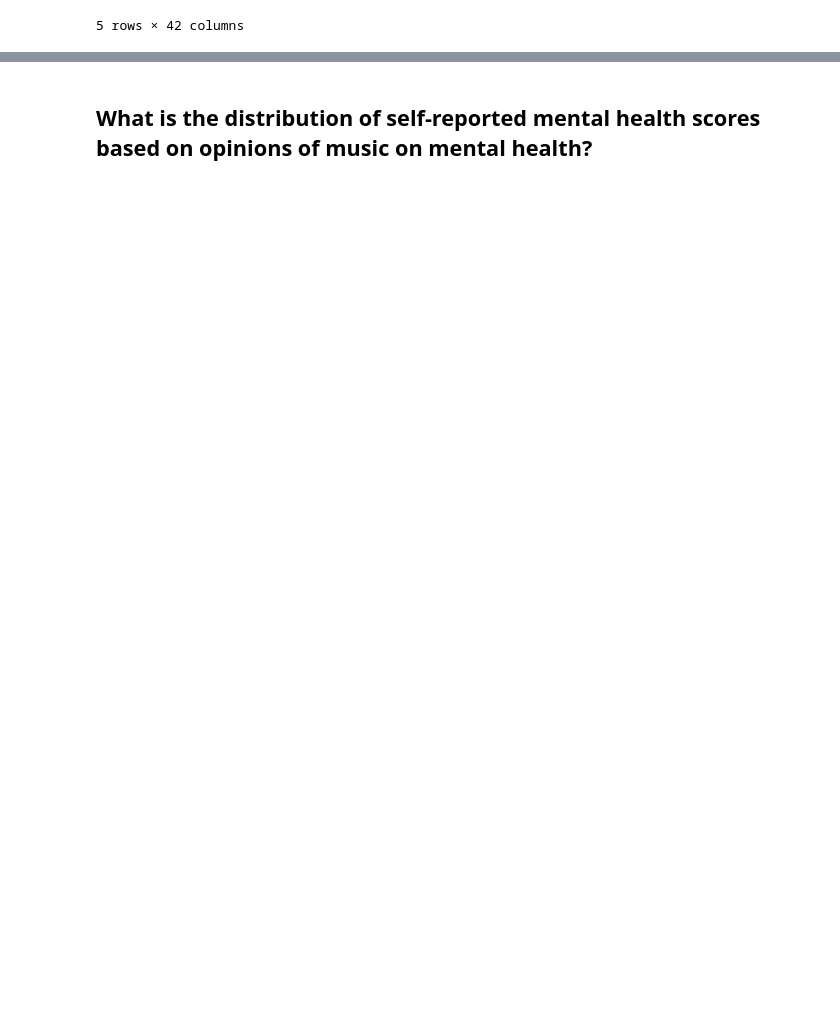
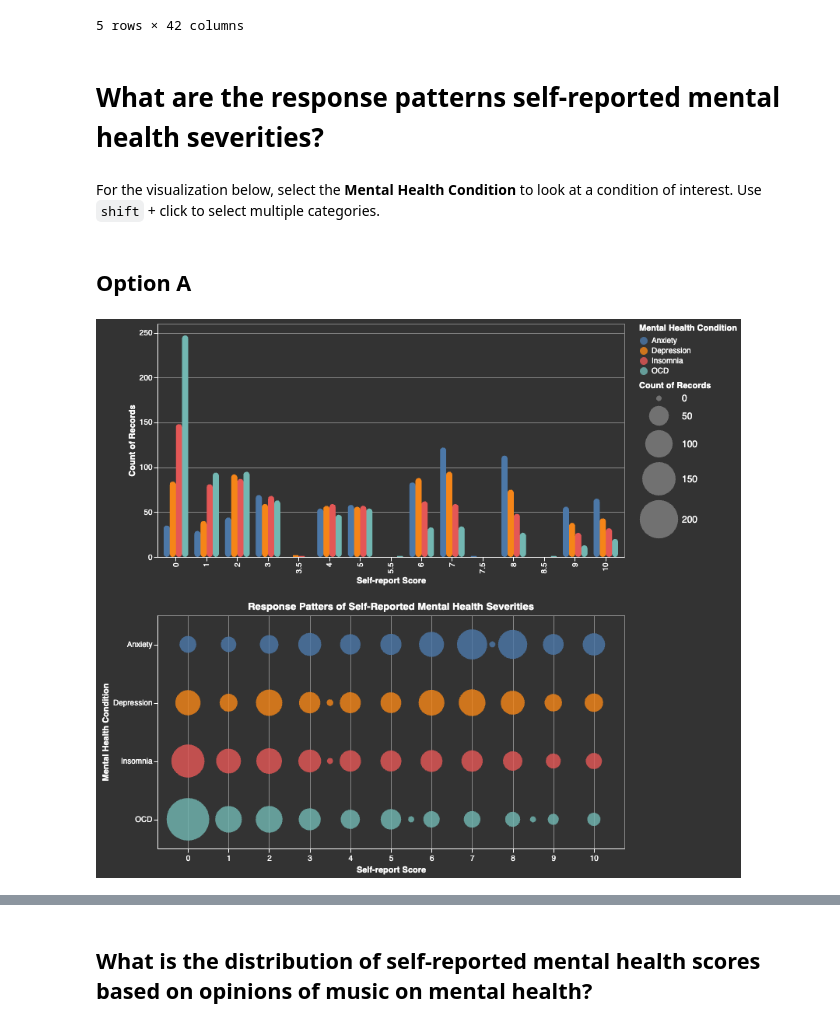
Before and after one commit to ubc-dsci320-2024w2/project-team_fabfour, a Jupyter notebook: ungraded/charts_Jessica.ipynb, the cells around one changed output, grey strips where cells are left out. Cells and saved outputs as stored; diff of their text form; code cells hidden in the pictures; blank space fills up the shorter version.

```diff
--- a/ungraded/charts_Jessica.ipynb
+++ b/ungraded/charts_Jessica.ipynb
@@ -39,0 +45,34 @@ mxmh.head()
+# %% [markdown]
+# What are the response patterns self-reported mental health severities?
+# %% [markdown]
+For the visualization below, select the **Mental Health Condition** to look at a condition of interest.
+Use `shift` + click to select multiple categories.
+# %% [markdown]
+## Option A
+# %%
+# Create a parameter, checkbox
+selection = alt.selection_point(fields=['Mental Health Condition'], bind='legend')
+
+# Create a violin plot
+multibar = alt.Chart(mxmh_scores).mark_bar(cornerRadius=7).encode(
+    x=alt.X('Self-report Score:O'),
+    xOffset="Mental Health Condition:N",
+    y='count():Q',
+    color=alt.condition(selection, 'Mental Health Condition:N', alt.value('grey')),
+    tooltip=["Mental Health Condition", "count()"]
+).properties(width=600, height=300)
+
+# Create a boxplot
+dotplot = alt.Chart(mxmh_scores, title="Response Patters of Self-Reported Mental Health Severities").add_params(
+    selection
+).mark_circle(opacity=0.8).encode(
+    x=alt.X('Self-report Score:Q', title="Self-report Score", scale=alt.Scale(domain=[-0.75, 10.75])),
+    y=alt.Y('Mental Health Condition:N', title="Mental Health Condition"),
+    color=alt.condition(selection, 'Mental Health Condition:N', alt.value('grey')),
+    size = alt.Size("count():Q", scale=alt.Scale(rangeMin=50, rangeMax=3000), legend=alt.Legend(labelFontSize=12)),
+    tooltip=["Self-report Score", "count()"]
+).properties(width=600, height=300)
+
+alt.vconcat(multibar, dotplot)
+# %% [output]
+[figure, added]
```
Also changed, not shown: parts of 25 cells of this notebook, 1 other file.
